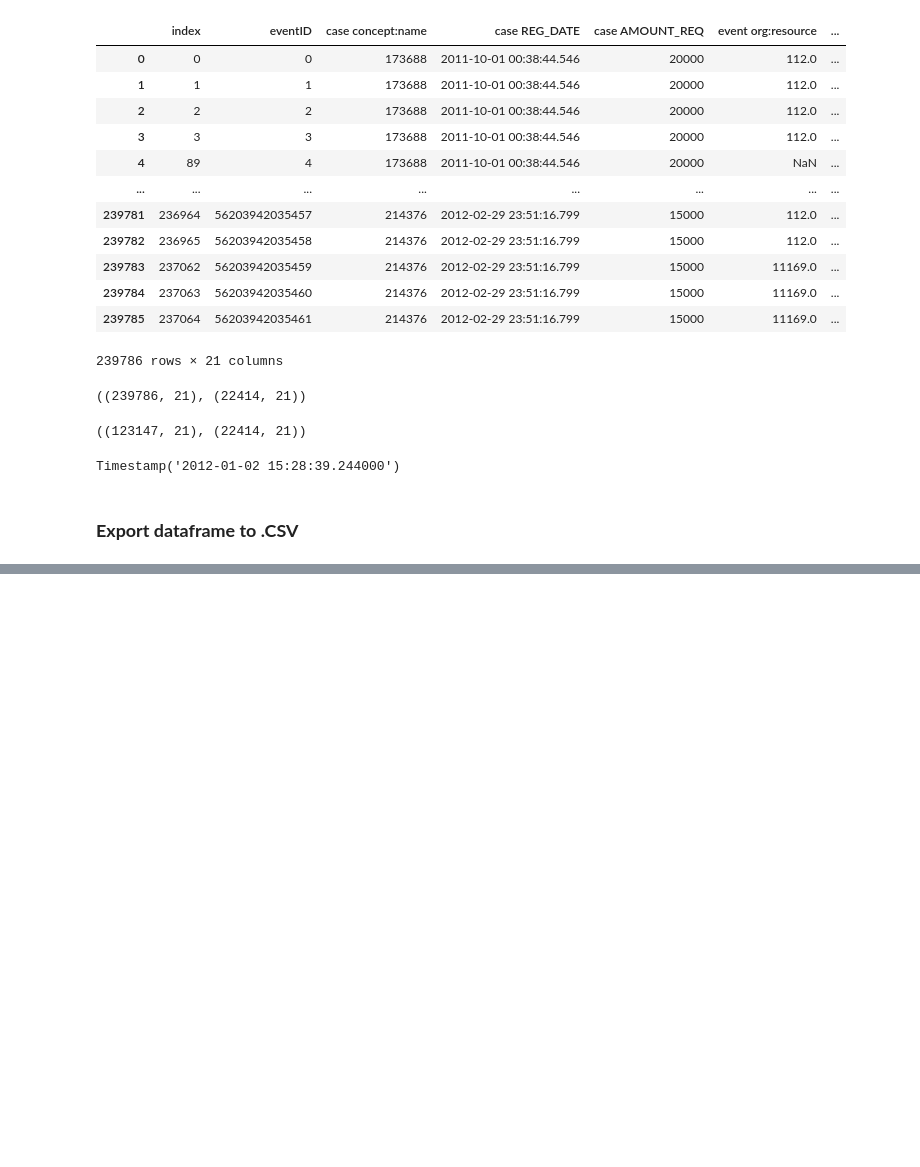
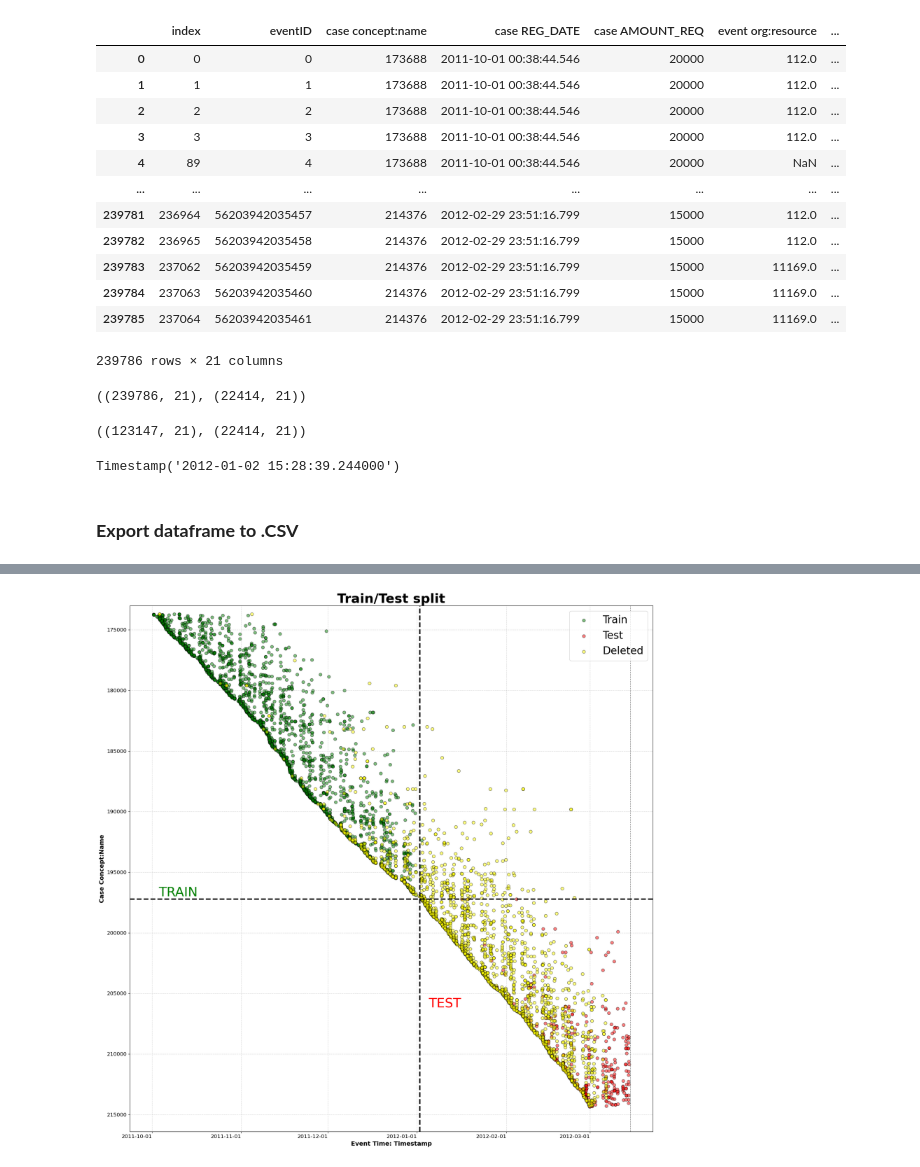
Before and after one commit to KonstantinGeorgiev0/Process-Mining, a Jupyter notebook: 2_Preprocessing.ipynb, the cells around one changed output, grey strips where cells are left out. Saved outputs shown, nothing was run; the diff lists cells and outputs as text; code cells hidden in the pictures; blank space fills up the shorter version.

```diff
--- a/2_Preprocessing.ipynb
+++ b/2_Preprocessing.ipynb
@@ -274,0 +317,71 @@ plt.show()
+# %%
+# calculate deleted data
+deleted_data = train[~train['case concept:name'].isin(train_data_filtered['case concept:name'])]
+
+train_x = train_data_filtered['event time:timestamp'].sample(frac=0.02, replace=True, random_state=1)
+train_y = train_data_filtered['case concept:name'].sample(frac=0.02, replace=True, random_state=1)
+
+test_x = test['event time:timestamp'].sample(frac=0.02, replace=True, random_state=1)
+test_y = test['case concept:name'].sample(frac=0.02, replace=True, random_state=1)
+
+deleted_x = deleted_data['event time:timestamp'].sample(frac=0.02, replace=True, random_state=1)
+deleted_y = deleted_data['case concept:name'].sample(frac=0.02, replace=True, random_state=1)
+
+fig, ax = plt.subplots(figsize=(18, 18))
+
+ax.scatter(train_x, train_y, alpha=0.5, label='Train', color='green', s=50, edgecolors='black', linewidths=1)
+ax.scatter(test_x, test_y, alpha=0.5, label='Test', color='red', s=50, edgecolors='black', linewidths=1)
+ax.scatter(deleted_x, deleted_y, alpha=0.5, label='Deleted', color='yellow', s=50, edgecolors='black', linewidths=1)
+
+# x axis
+ax.set_xlabel('Event Time: Timestamp', fontsize=14, fontweight='bold')
+ax.xaxis.set_major_locator(mdates.AutoDateLocator())
+ax.xaxis.set_major_formatter(mdates.DateFormatter('%Y-%m-%d'))
+plt.xticks(rotation=0, ha='right', fontsize=12)
+
+# y axis
+ax.set_ylabel('Case Concept:Name', fontsize=14, fontweight='bold')
+ax.invert_yaxis()
+plt.yticks(fontsize=12)
+ax.set_ylim(173000, ax.get_ylim()[0])
+ax.invert_yaxis()
+
+# legend
+ax.legend(loc='upper right', fontsize=24)
+
+# title
+plt.title('Train/Test split', fontsize=30, fontweight='bold')
+
+y_line = 1000
+x_line = mdates.date2num(pd.Timestamp('2012-03-15'))
+
+plt.axhline(y=y_line, color='gray', linestyle='--', linewidth=1)
+plt.axvline(x=x_line, color='gray', linestyle='--', linewidth=1)
+
+# x axis separation line
+vline_date = pd.Timestamp('2012-01-02')
+vline_x = mdates.date2num(vline_date)
+plt.axvline(x=vline_x, color='black', linestyle='--', linewidth=3)
+
+# y axis separation line
+hline_case = 197219
+plt.axhline(y=hline_case, color='black', linestyle='--', linewidth=3)
+
+# Add the label for the horizontal line
+label_yx = hline_case
+label_xx = ax.get_xlim()[0] + 10
+plt.text(label_xx, label_yx, 'TRAIN', fontsize=30, color='green', rotation=0, ha='left', va='bottom')
+
+# label for line
+label_xy = ax.get_xlim()[0] + 115
+label_yy = ax.get_ylim()[0] - 10000
+plt.text(label_xy, label_yy, 'TEST', fontsize=30, color='red', rotation=0, ha='right', va='bottom')
+
+# grid
+ax.grid(True, linestyle='--', alpha=0.5)
+
+# plot
+plt.tight_layout()
+plt.show()
+# %% [output]
+[figure, added]
```
Also changed, not shown: parts of 4 cells of this notebook, 1 other file.
